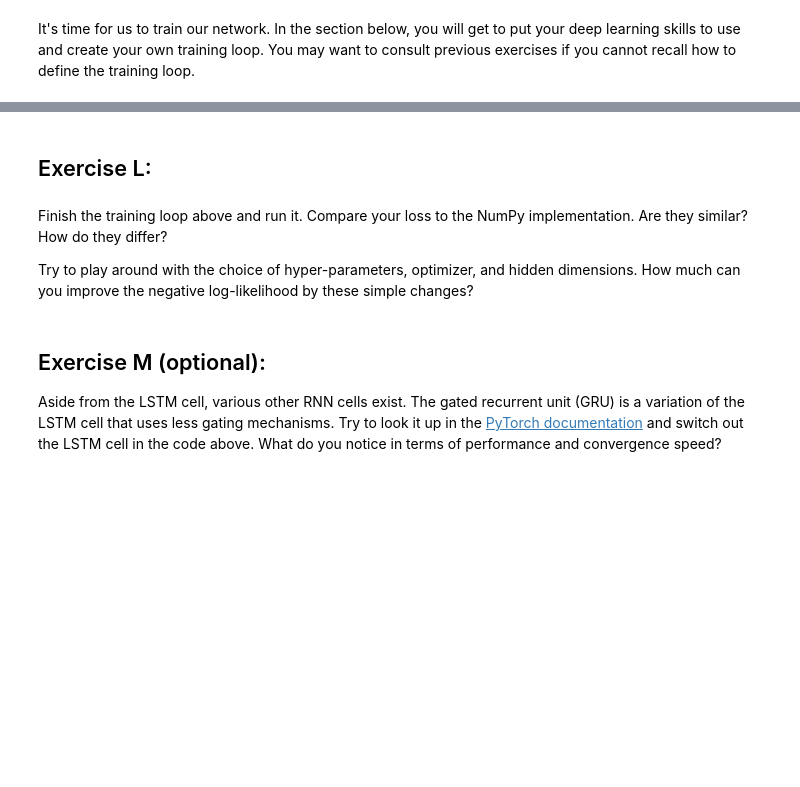
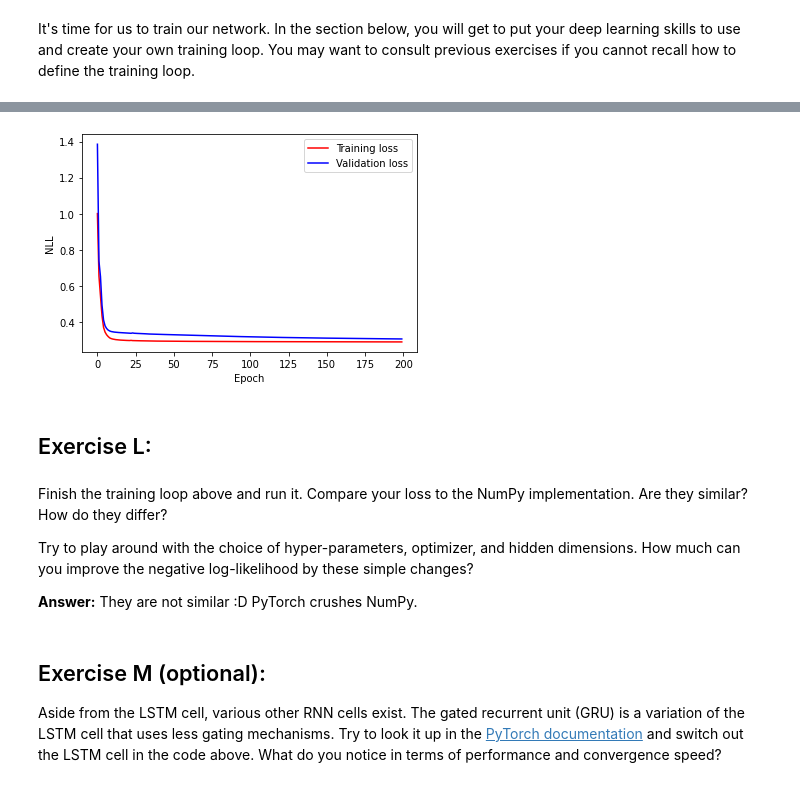
Before and after one commit to Laegas/02456-deep-learning-with-PyTorch, a Jupyter notebook: 5_Recurrent/5.1-EXE-Recurrent-Neural-Networks.ipynb, the cells around one changed output, grey strips where cells are left out. Drawn from its saved outputs; the diff is of its cells as text; code cells hidden in the pictures; blank space fills up the shorter version.

```diff
--- a/5_Recurrent/5.1-EXE-Recurrent-Neural-Networks.ipynb
+++ b/5_Recurrent/5.1-EXE-Recurrent-Neural-Networks.ipynb
@@ -1121,12 +1125,12 @@ def forward(inputs, h_prev, C_prev, p):
 
         # Calculate forget gate
         # YOUR CODE HERE!
-        f =
+        f = sigmoid((np.dot(W_f, z) + b_f))
         f_s.append(f)
 
         # Calculate input gate
         # YOUR CODE HERE!
-        i =
+        i = sigmoid(np.dot(W_i, z) + b_i)
         i_s.append(i)
 
         # Calculate candidate
@@ -1135,12 +1139,12 @@ def forward(inputs, h_prev, C_prev, p):
 
         # Calculate memory state
         # YOUR CODE HERE!
-        C_prev =
+        C_prev = np.multiply(C_prev, f) + np.multiply(g, i)
         C_s.append(C_prev)
 
         # Calculate output gate
         # YOUR CODE HERE!
-        o =
+        o = sigmoid(np.dot(W_o, z) + b_o)
         o_s.append(o)
 
         # Calculate hidden state
@@ -1486,8 +1544,8 @@ net = MyRecurrentNet()
 
 # Define a loss function and optimizer for this problem
 # YOUR CODE HERE!
-criterion =
-optimizer =
+criterion = nn.CrossEntropyLoss()
+optimizer = optim.SGD(net.parameters(), lr=1e-2, momentum=0.9)
 
 # Track loss
 training_loss, validation_loss = [], []
@@ -1517,11 +1575,11 @@ for i in range(num_epochs):
 
         # Forward pass
         # YOUR CODE HERE!
-        outputs =
+        outputs = net.forward(inputs_one_hot)
 
         # Compute loss
         # YOUR CODE HERE!
-        loss =
+        loss = criterion(outputs,targets_idx)
 
         # Update loss
         epoch_validation_loss += loss.detach().numpy()
@@ -1544,15 +1602,18 @@ for i in range(num_epochs):
 
         # Forward pass
         # YOUR CODE HERE!
-        outputs =
+        outputs = net.forward(inputs_one_hot)
 
         # Compute loss
         # YOUR CODE HERE!
-        loss =
+        loss = criterion(outputs,targets_idx)
 
         # Backward pass
         # YOUR CODE HERE!
         # zero grad, backward, step...
+        optimizer.zero_grad()
+        loss.backward()
+        optimizer.step()
 
         # Update loss
         epoch_training_loss += loss.detach().numpy()
@@ -1600,3 +1661,4 @@ plt.plot(epoch, validation_loss, 'b', label='Validation loss')
 plt.legend()
 plt.xlabel('Epoch'), plt.ylabel('NLL')
 plt.show()
+# %% [output]
@@ -1603,9 +1682,12 @@ plt.show()
+[figure, added]
 # %% [markdown]
 ## Exercise L:
 # %% [markdown]
 Finish the training loop above and run it. Compare your loss to the NumPy implementation. Are they similar? How do they differ?
 
 Try to play around with the choice of hyper-parameters, optimizer, and hidden dimensions. How much can you improve the negative log-likelihood by these simple changes?
+
+**Answer:** They are not similar :D PyTorch crushes NumPy.
 # %% [markdown]
 ## Exercise M (optional):
 
```
Also changed, not shown: parts of 11 cells of this notebook.
